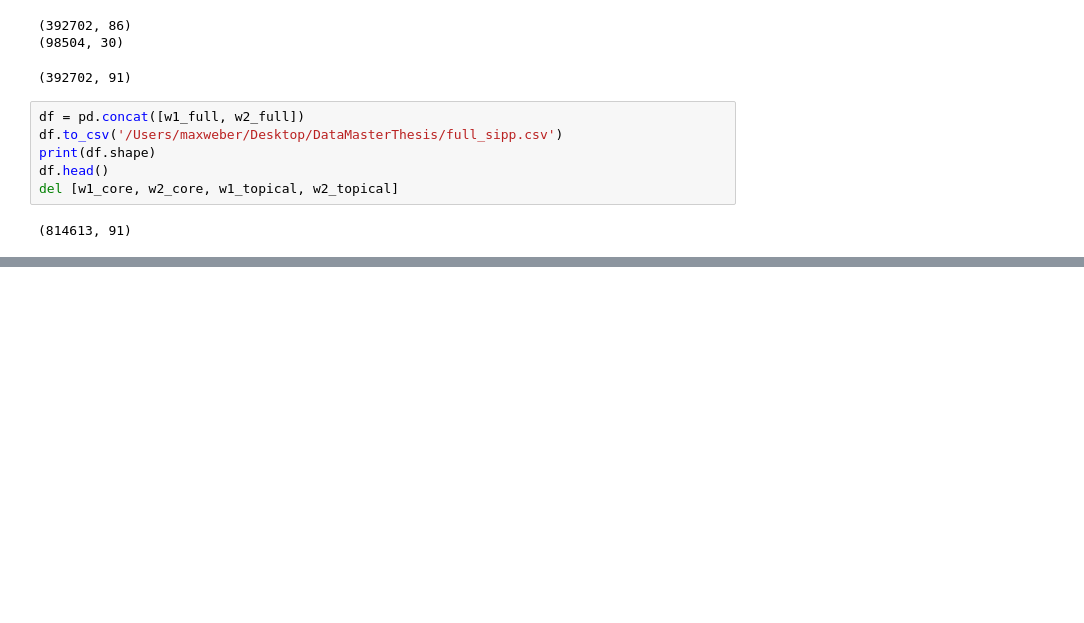
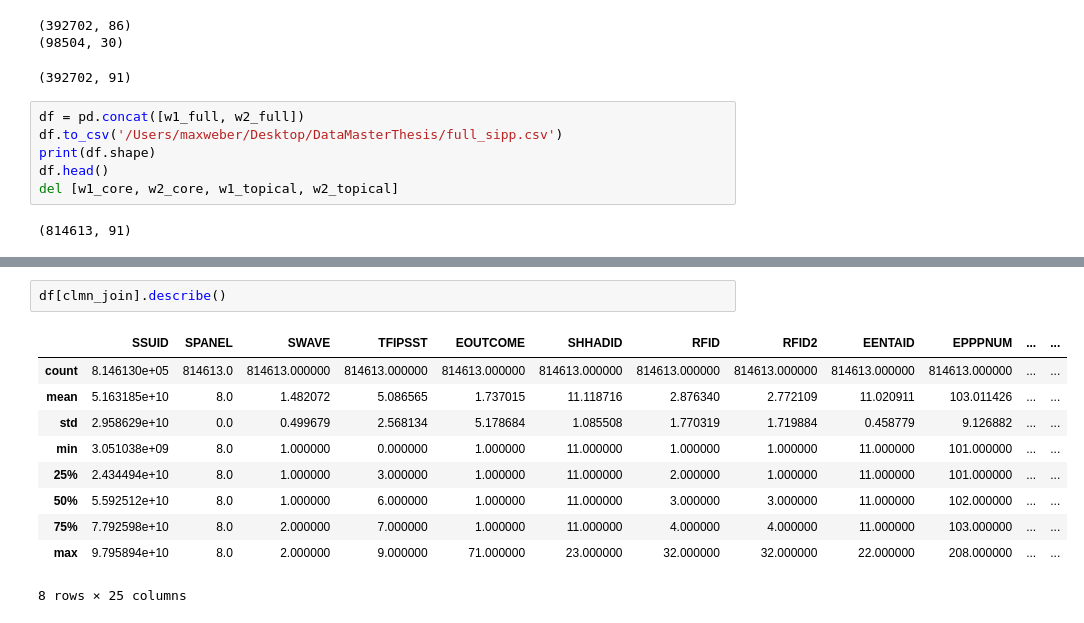
Before and after one commit to MaxDerWeber/MasterThesis, a Jupyter notebook: Data.ipynb, the cells around one changed output, grey strips where cells are left out. Cells and saved outputs as stored; diff of their text form; blank space fills up the shorter version.

```diff
--- a/Data.ipynb
+++ b/Data.ipynb
@@ -119,0 +138,13 @@ del [w1_core, w2_core, w1_topical, w2_topical]
+# %%
+df[clmn_join].describe()
+# %% [output]
+|  | SSUID | SPANEL | SWAVE | TFIPSST | EOUTCOME | SHHADID | RFID | RFID2 | EENTAID | EPPPNUM | ... | ... |
+| count | 8.146130e+05 | 814613.0 | 814613.000000 | 814613.000000 | 814613.000000 | 814613.000000 | 814613.000000 | 814613.000000 | 814613.000000 | 814613.000000 | ... | ... |
+| mean | 5.163185e+10 | 8.0 | 1.482072 | 5.086565 | 1.737015 | 11.118716 | 2.876340 | 2.772109 | 11.020911 | 103.011426 | ... | ... |
+| std | 2.958629e+10 | 0.0 | 0.499679 | 2.568134 | 5.178684 | 1.085508 | 1.770319 | 1.719884 | 0.458779 | 9.126882 | ... | ... |
+| min | 3.051038e+09 | 8.0 | 1.000000 | 0.000000 | 1.000000 | 11.000000 | 1.000000 | 1.000000 | 11.000000 | 101.000000 | ... | ... |
+| 25% | 2.434494e+10 | 8.0 | 1.000000 | 3.000000 | 1.000000 | 11.000000 | 2.000000 | 1.000000 | 11.000000 | 101.000000 | ... | ... |
+| 50% | 5.592512e+10 | 8.0 | 1.000000 | 6.000000 | 1.000000 | 11.000000 | 3.000000 | 3.000000 | 11.000000 | 102.000000 | ... | ... |
+| 75% | 7.792598e+10 | 8.0 | 2.000000 | 7.000000 | 1.000000 | 11.000000 | 4.000000 | 4.000000 | 11.000000 | 103.000000 | ... | ... |
+| max | 9.795894e+10 | 8.0 | 2.000000 | 9.000000 | 71.000000 | 23.000000 | 32.000000 | 32.000000 | 22.000000 | 208.000000 | ... | ... |
+8 rows × 25 columns
```
Also changed, not shown: parts of 13 cells of this notebook, 1 other file.
